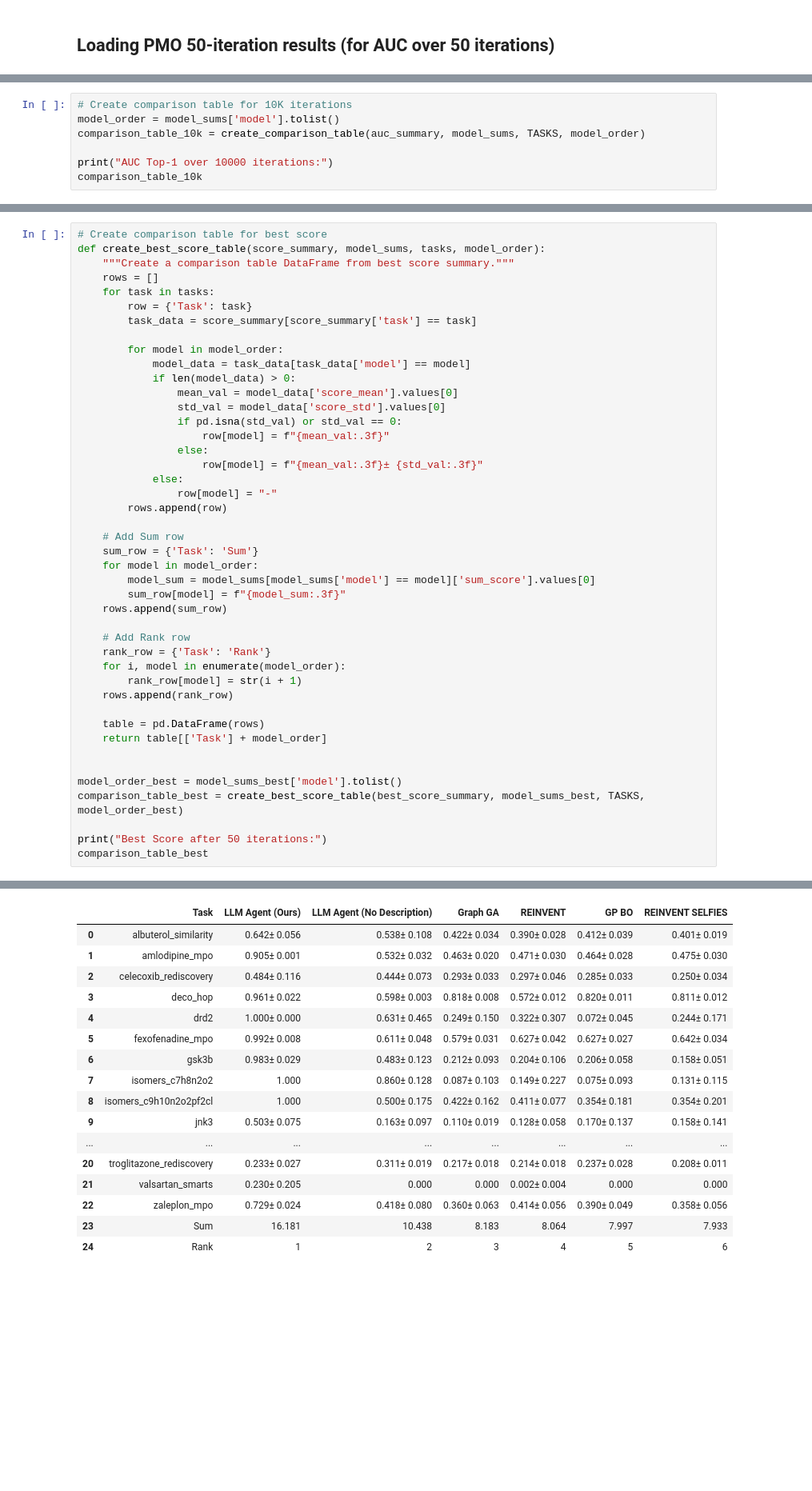
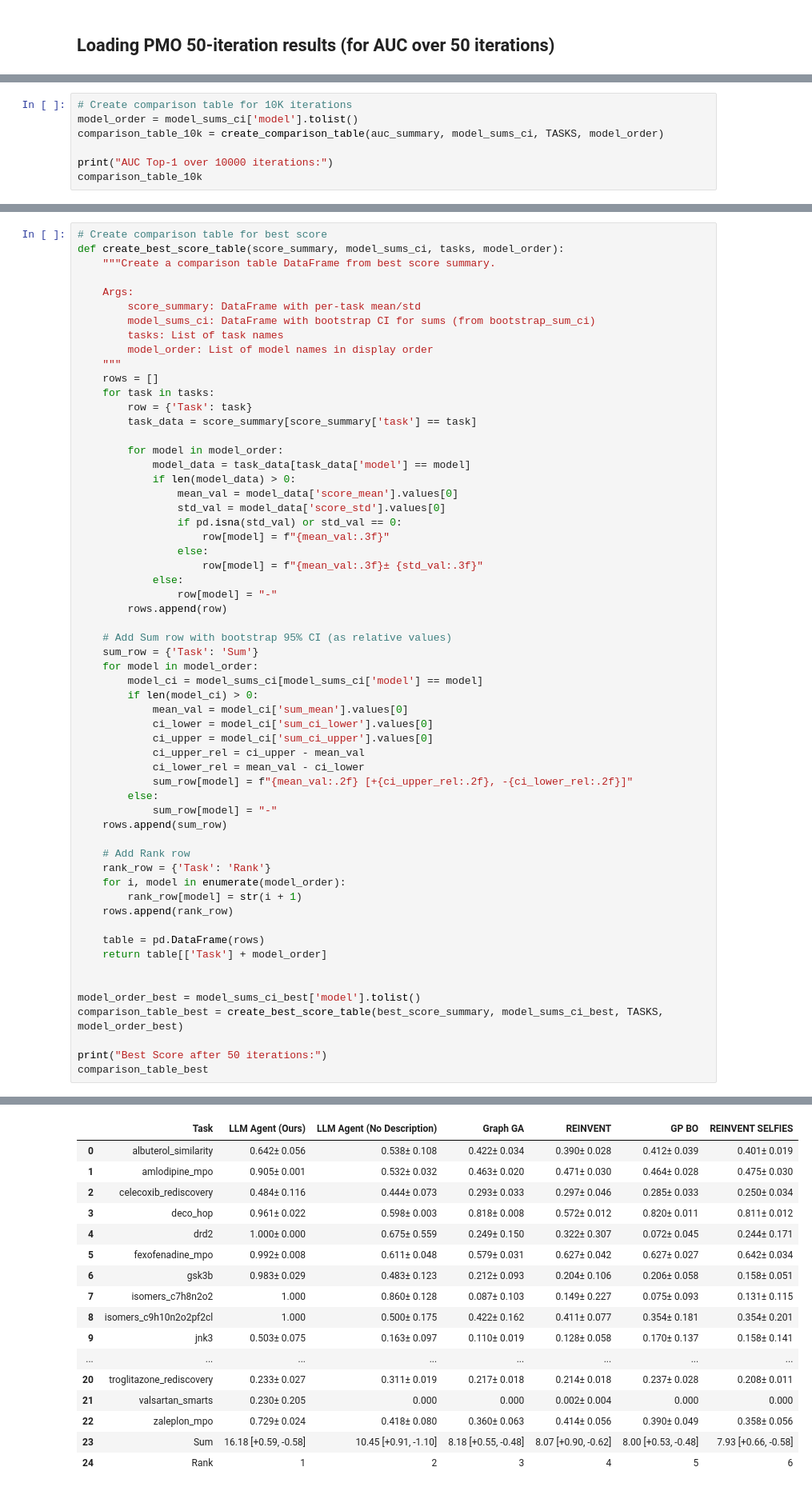
Before and after one commit to FabianKruger/molecule-optimization-agent, a Jupyter notebook: analysis/paper/tdc_task.ipynb, the cells around one changed output, grey strips where cells are left out. Shown at 80% size. Saved outputs shown, nothing was run; the diff lists cells and outputs as text; blank space fills up the shorter version.

```diff
--- a/analysis/paper/tdc_task.ipynb
+++ b/analysis/paper/tdc_task.ipynb
@@ -375,7 +476,7 @@ LLM Agent (No Description) 10.427241     7
 # %%
 # Create comparison table for 10K iterations
-model_order = model_sums['model'].tolist()
-comparison_table_10k = create_comparison_table(auc_summary, model_sums, TASKS, model_order)
+model_order = model_sums_ci['model'].tolist()
+comparison_table_10k = create_comparison_table(auc_summary, model_sums_ci, TASKS, model_order)
 
 print("AUC Top-1 over 10000 iterations:")
 comparison_table_10k
@@ -526,7 +649,14 @@ LLM Agent (No Description)  10.437733     2
 # %%
 # Create comparison table for best score
-def create_best_score_table(score_summary, model_sums, tasks, model_order):
-    """Create a comparison table DataFrame from best score summary."""
+def create_best_score_table(score_summary, model_sums_ci, tasks, model_order):
+    """Create a comparison table DataFrame from best score summary.
+
+    Args:
+        score_summary: DataFrame with per-task mean/std
+        model_sums_ci: DataFrame with bootstrap CI for sums (from bootstrap_sum_ci)
+        tasks: List of task names
+        model_order: List of model names in display order
+    """
     rows = []
     for task in tasks:
         row = {'Task': task}
@@ -542,39 +672,47 @@ def create_best_score_table(score_summary, model_sums, tasks, model_order):
                 else:
                     row[model] = f"{mean_val:.3f}± {std_val:.3f}"
             else:
                 row[model] = "-"
         rows.append(row)
 
-    # Add Sum row
+    # Add Sum row with bootstrap 95% CI (as relative values)
     sum_row = {'Task': 'Sum'}
     for model in model_order:
-        model_sum = model_sums[model_sums['model'] == model]['sum_score'].values[0]
-        sum_row[model] = f"{model_sum:.3f}"
+        model_ci = model_sums_ci[model_sums_ci['model'] == model]
+        if len(model_ci) > 0:
+            mean_val = model_ci['sum_mean'].values[0]
+            ci_lower = model_ci['sum_ci_lower'].values[0]
+            ci_upper = model_ci['sum_ci_upper'].values[0]
+            ci_upper_rel = ci_upper - mean_val
+            ci_lower_rel = mean_val - ci_lower
+            sum_row[model] = f"{mean_val:.2f} [+{ci_upper_rel:.2f}, -{ci_lower_rel:.2f}]"
+        else:
+            sum_row[model] = "-"
     rows.append(sum_row)
 
     # Add Rank row
     rank_row = {'Task': 'Rank'}
     for i, model in enumerate(model_order):
         rank_row[model] = str(i + 1)
     rows.append(rank_row)
 
     table = pd.DataFrame(rows)
     return table[['Task'] + model_order]
 
 
-model_order_best = model_sums_best['model'].tolist()
-comparison_table_best = create_best_score_table(best_score_summary, model_sums_best, TASKS, model_order_best)
+model_order_best = model_sums_ci_best['model'].tolist()
+comparison_table_best = create_best_score_table(best_score_summary, model_sums_ci_best, TASKS, model_order_best)
 
 print("Best Score after 50 iterations:")
 comparison_table_best
 # %% [output]
 Best Score after 50 iterations:
 |  | Task | LLM Agent (Ours) | LLM Agent (No Description) | Graph GA | REINVENT | GP BO | REINVENT SELFIES |
 | 0 | albuterol_similarity | 0.642± 0.056 | 0.538± 0.108 | 0.422± 0.034 | 0.390± 0.028 | 0.412± 0.039 | 0.401± 0.019 |
 | 1 | amlodipine_mpo | 0.905± 0.001 | 0.532± 0.032 | 0.463± 0.020 | 0.471± 0.030 | 0.464± 0.028 | 0.475± 0.030 |
 | 2 | celecoxib_rediscovery | 0.484± 0.116 | 0.444± 0.073 | 0.293± 0.033 | 0.297± 0.046 | 0.285± 0.033 | 0.250± 0.034 |
 | 3 | deco_hop | 0.961± 0.022 | 0.598± 0.003 | 0.818± 0.008 | 0.572± 0.012 | 0.820± 0.011 | 0.811± 0.012 |
-| 4 | drd2 | 1.000± 0.000 | 0.631± 0.465 | 0.249± 0.150 | 0.322± 0.307 | 0.072± 0.045 | 0.244± 0.171 |
+| 4 | drd2 | 1.000± 0.000 | 0.675± 0.559 | 0.249± 0.150 | 0.322± 0.307 | 0.072± 0.045 | 0.244± 0.171 |
 | 5 | fexofenadine_mpo | 0.992± 0.008 | 0.611± 0.048 | 0.579± 0.031 | 0.627± 0.042 | 0.627± 0.027 | 0.642± 0.034 |
 | 6 | gsk3b | 0.983± 0.029 | 0.483± 0.123 | 0.212± 0.093 | 0.204± 0.106 | 0.206± 0.058 | 0.158± 0.051 |
 | 7 | isomers_c7h8n2o2 | 1.000 | 0.860± 0.128 | 0.087± 0.103 | 0.149± 0.227 | 0.075± 0.093 | 0.131± 0.115 |
@@ -584,5 +722,5 @@ Best Score after 50 iterations:
 | 20 | troglitazone_rediscovery | 0.233± 0.027 | 0.311± 0.019 | 0.217± 0.018 | 0.214± 0.018 | 0.237± 0.028 | 0.208± 0.011 |
 | 21 | valsartan_smarts | 0.230± 0.205 | 0.000 | 0.000 | 0.002± 0.004 | 0.000 | 0.000 |
 | 22 | zaleplon_mpo | 0.729± 0.024 | 0.418± 0.080 | 0.360± 0.063 | 0.414± 0.056 | 0.390± 0.049 | 0.358± 0.056 |
-| 23 | Sum | 16.181 | 10.438 | 8.183 | 8.064 | 7.997 | 7.933 |
+| 23 | Sum | 16.18 [+0.59, -0.58] | 10.45 [+0.91, -1.10] | 8.18 [+0.55, -0.48] | 8.07 [+0.90, -0.62] | 8.00 [+0.53, -0.48] | 7.93 [+0.66, -0.58] |
 | 24 | Rank | 1 | 2 | 3 | 4 | 5 | 6 |
```
Also changed, not shown: parts of 7 cells of this notebook, 9 other files.
